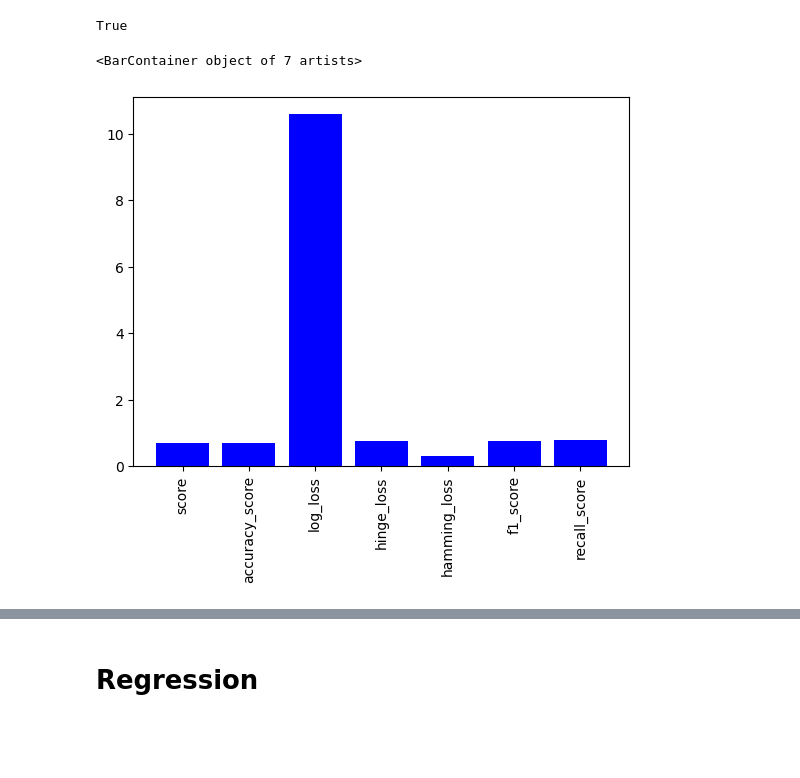
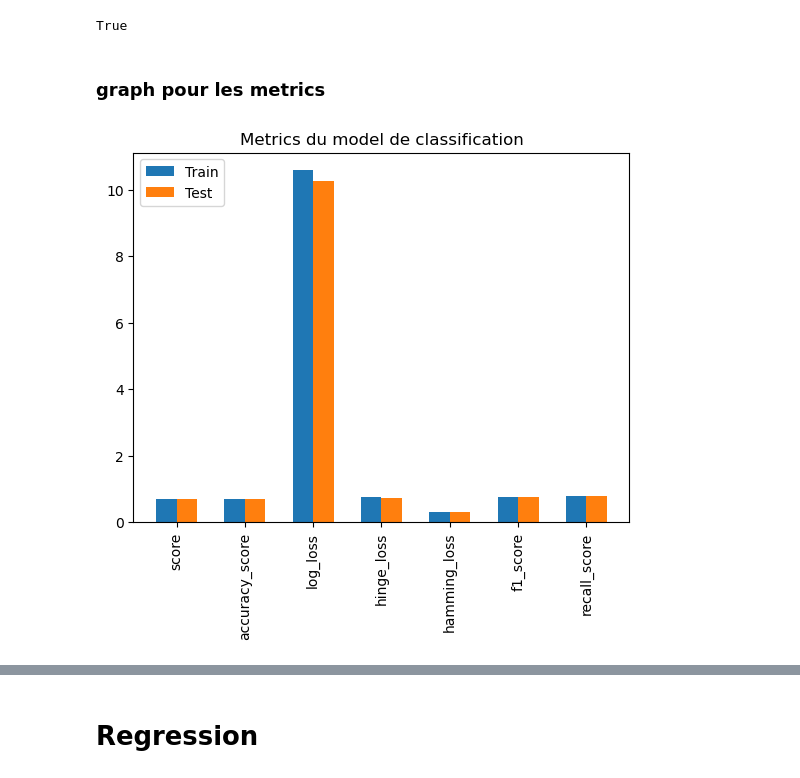
Before and after one commit to DJIGIFA/ODC-ML-DGS, a Jupyter notebook: Untitled.ipynb, the cells around one changed output, grey strips where cells are left out. Drawn from its saved outputs; the diff is of its cells as text; code cells hidden in the pictures; blank space fills up the shorter version.

```diff
--- a/Untitled.ipynb
+++ b/Untitled.ipynb
@@ -271,24 +273,60 @@ model_cl.set_params(alpha=alpha_cl_ERREUR)
 model_cl.fit(X_train_cl,y_train_cl)
 
 cl_score = model_cl.score(X_train_cl,y_train_cl)
-tmp_test_predict = model_cl.predict(X_train_cl)
-cl_accuracy = metrics.accuracy_score(y_train_cl,tmp_test_predict)
-cl_log_loss = metrics.log_loss(y_train_cl,tmp_test_predict)
-cl_hinge_loss = metrics.hinge_loss(y_train_cl,tmp_test_predict) #Renvoie la perte de charnière moyenne.
-cl_hamming_loss = metrics.hamming_loss(y_train_cl,tmp_test_predict) #Renvoie la perte de Hamming moyenne
-cl_confusion_matrix = metrics.confusion_matrix(y_train_cl,tmp_test_predict) #Calculer la matrice de confusion pour évaluer la précision d'un classifieur.
-cl_f1_score = metrics.f1_score(y_train_cl,tmp_test_predict) #Calcul le score F1 (moyenne harmonique de la précision et du rappel)
-cl_recall_score = metrics.recall_score(y_train_cl,tmp_test_predict)
 
-cl_score, cl_accuracy, cl_log_loss, cl_hinge_loss, cl_hamming_loss, cl_confusion_matrix, cl_f1_score, cl_recall_score
+#metrics pour les train
+tmp_train_predict = model_cl.predict(X_train_cl)
+cl_accuracy = metrics.accuracy_score(y_train_cl,tmp_train_predict)
+cl_log_loss = metrics.log_loss(y_train_cl,tmp_train_predict)
+cl_confusion_matrix = metrics.confusion_matrix(y_train_cl,tmp_train_predict) #Calculer la matrice de confusion pour évaluer la précision d'un classifieur.
+
+cl_hinge_loss = metrics.hinge_loss(y_train_cl,tmp_train_predict) #Renvoie la perte de charnière moyenne.
+cl_hamming_loss = metrics.hamming_loss(y_train_cl,tmp_train_predict) #Renvoie la perte de Hamming moyenne
+
+cl_f1_score = metrics.f1_score(y_train_cl,tmp_train_predict) #Calcul le score F1 (moyenne harmonique de la précision et du rappel)
+cl_recall_score = metrics.recall_score(y_train_cl,tmp_train_predict)
+
+
+
+
+#
+
+# metrics pour les test
+cl_score_test = model_cl.score(X_test_cl,y_test_cl)
+tmp_test_predict = model_cl.predict(X_test_cl)
+cl_accuracy_test = metrics.accuracy_score(y_test_cl,tmp_test_predict)
+cl_log_loss_test = metrics.log_loss(y_test_cl,tmp_test_predict)
+cl_hinge_loss_test = metrics.hinge_loss(y_test_cl,tmp_test_predict) #Renvoie la perte de charnière moyenne.
+cl_hamming_loss_test = metrics.hamming_loss(y_test_cl,tmp_test_predict) #Renvoie la perte de Hamming moyenne
+
+cl_confusion_matrix_test = metrics.confusion_matrix(y_test_cl,tmp_test_predict) #Calculer la matrice de confusion pour évaluer la précision d'un classifieur.
+
+
+cl_f1_score_test = metrics.f1_score(y_test_cl,tmp_test_predict) #Calcul le score F1 (moyenne harmonique de la précision et du rappel)
+cl_recall_score_test = metrics.recall_score(y_test_cl,tmp_test_predict)
+#
+
 
 
 label  = ['score', 'accuracy_score', 'log_loss',  'hinge_loss',  'hamming_loss'  , 'f1_score' , 'recall_score']
-valeur = [cl_score,  cl_accuracy,    cl_log_loss,  cl_hinge_loss , cl_hamming_loss,  cl_f1_score , cl_recall_score]
-
-plt.xticks(rotation= 'vertical')
-plt.bar(label,valeur, color="b")
+valeur_train = [cl_score,  cl_accuracy,    cl_log_loss,  cl_hinge_loss , cl_hamming_loss,  cl_f1_score , cl_recall_score]
+valeur_test = [cl_score_test,  cl_accuracy_test,    cl_log_loss_test,  cl_hinge_loss_test , cl_hamming_loss_test,  cl_f1_score_test , cl_recall_score_test]
-# %% [output]
-<BarContainer object of 7 artists>
-[figure, removed]
+# %% [markdown]
+###  graph pour les metrics
+# %%
+largeur_barre = 0.3
+position_entrain = [i for i in range(len(valeur_train))]
+position_test = [i + largeur_barre for i in range(len(valeur_test))]
+
+
+plt.xticks([r + largeur_barre / 2 for r in range(len(valeur_train))], label)
+
+
+plt.xticks(rotation= 'vertical')
+plt.bar(position_entrain,valeur_train   ,width=largeur_barre)
+plt.bar(position_test,valeur_test ,width=largeur_barre)
+plt.legend(['Train','Test'],loc=2)
+plt.title("Metrics du model de classification");
+# %% [output]
+[figure, added]
 # %%
```
Also changed, not shown: parts of 34 cells of this notebook.
